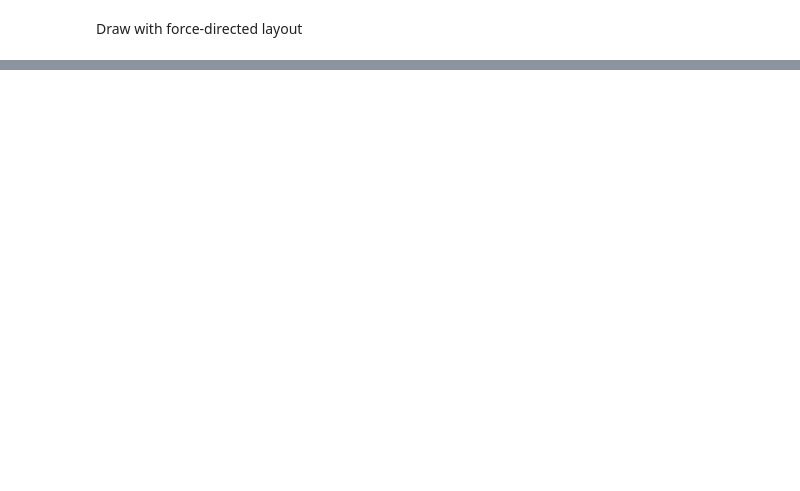
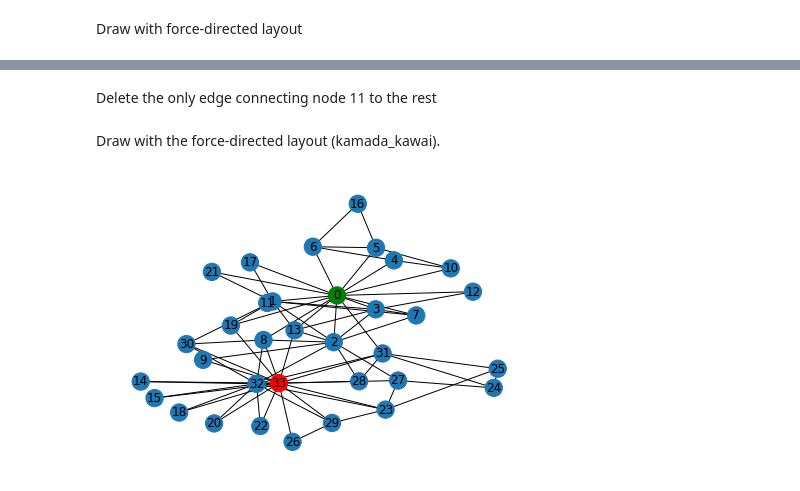
Before and after one commit to odu-cs432-websci/public, a Jupyter notebook: fall21/432_F21_NetworkX_example.ipynb, the cells around one changed output, grey strips where cells are left out. Cells and saved outputs as stored; diff of their text form; code cells hidden in the pictures; blank space fills up the shorter version.

```diff
--- a/fall21/432_F21_NetworkX_example.ipynb
+++ b/fall21/432_F21_NetworkX_example.ipynb
@@ -75,0 +71,2 @@ nx.draw_kamada_kawai(G, with_labels=True, node_color=color)
+# %% [markdown]
+Delete the only edge connecting node 11 to the rest
@@ -75,0 +75,6 @@ nx.draw_kamada_kawai(G, with_labels=True, node_color=color)
+# %% [markdown]
+Draw with the force-directed layout (kamada_kawai).
+# %%
+nx.draw_kamada_kawai(G, with_labels=True, node_color=color)
+# %% [output]
+[figure, added]
```
Also changed, not shown: parts of 15 cells of this notebook.
